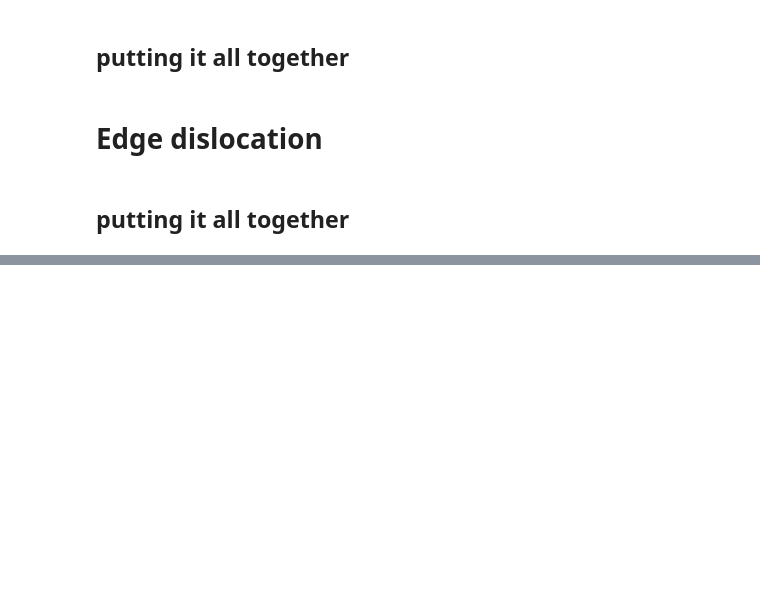
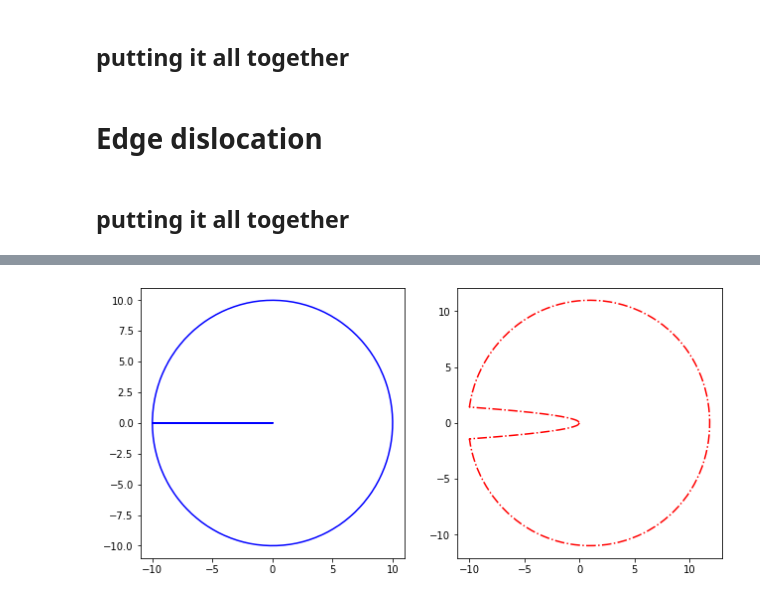
Before and after one commit to sinamoeini/mapp4py, a Jupyter notebook: examples/dislocation/dislocation.ipynb, the cells around one changed output, grey strips where cells are left out. Cells and saved outputs as stored; diff of their text form; code cells hidden in the pictures; blank space fills up the shorter version.

```diff
--- a/examples/dislocation/dislocation.ipynb
+++ b/examples/dislocation/dislocation.ipynb
@@ -528,0 +532,5 @@ xprt(sim, "dumps/edge.cfg")
+# %%
+_ = np.array([[-1,1,0],[1,1,1],[1,1,-2]], dtype=np.float);
+Q = np.linalg.inv(np.sqrt(_ @ _.T)) @ _;
+# %%
+C = rot(cubic(1.3967587463636366,0.787341583191591,0.609615090769241),Q)
@@ -528,0 +567,41 @@ xprt(sim, "dumps/edge.cfg")
+# %%
+Tr = np.stack([
+    np.array(np.array([[1.0, alpha[0]], [0.0, beta[0]]])),
+    np.array([[1.0, alpha[1]], [0.0, beta[1]]])
+], axis=1)
+
+K_r = np.real(K)
+K_i = np.imag(K)
+
+def u_f0(x): return np.sqrt(np.sqrt(x[0] * x[0] + x[1] * x[1]) + x[0])
+def u_f1(x): return np.sqrt(np.sqrt(x[0] * x[0] + x[1] * x[1]) - x[0]) * np.sign(x[1])
+
+
+def disp(x):
+    _ = Tr @ x
+    return K_r @ u_f0(_) + K_i @ u_f1(_)
+# %%
+n = 300;
+r = 10;
+disp_scale = 0.3;
+
+
+n0 = int(np.round(n/ (1 +np.pi), ))
+n1 = n - n0
+
+
+
+
+xs = np.concatenate((
+        np.stack([np.linspace(0, -r , n0), np.full((n0,), -1.e-8)]),
+        r * np.stack([np.cos(np.linspace(-np.pi, np.pi , n1)),np.sin(np.linspace(-np.pi, np.pi , n1))]),
+        np.stack([np.linspace(-r, 0 , n0), np.full((n0,), 1.e-8)]),
+    ), axis =1)
+
+xs_def = xs + disp_scale * disp(xs)
+
+fig, ax = plt.subplots(figsize=(10.5,5), ncols = 2)
+ax[0].plot(xs[0], xs[1], "b-", label="non-deformed");
+ax[1].plot(xs_def[0], xs_def[1], "r-.", label="deformed");
+# %% [output]
+[figure, added]
```
Also changed, not shown: parts of 4 cells of this notebook.
